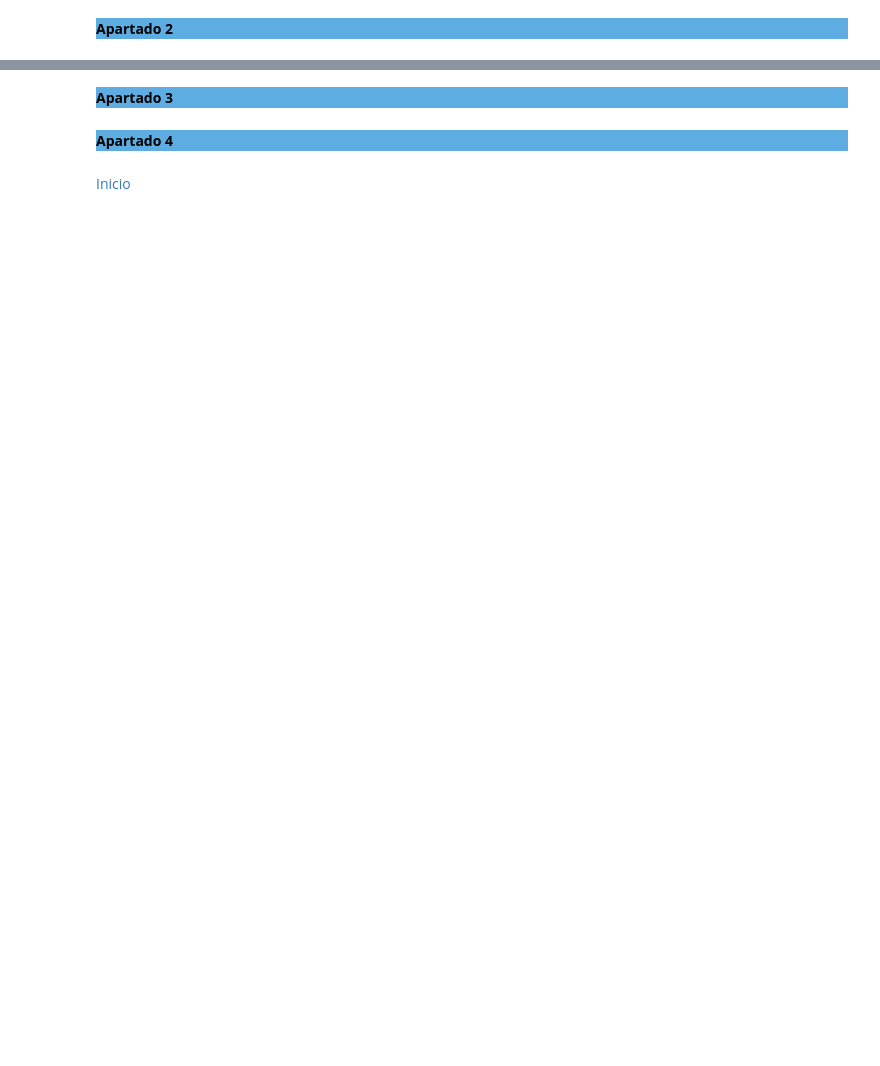
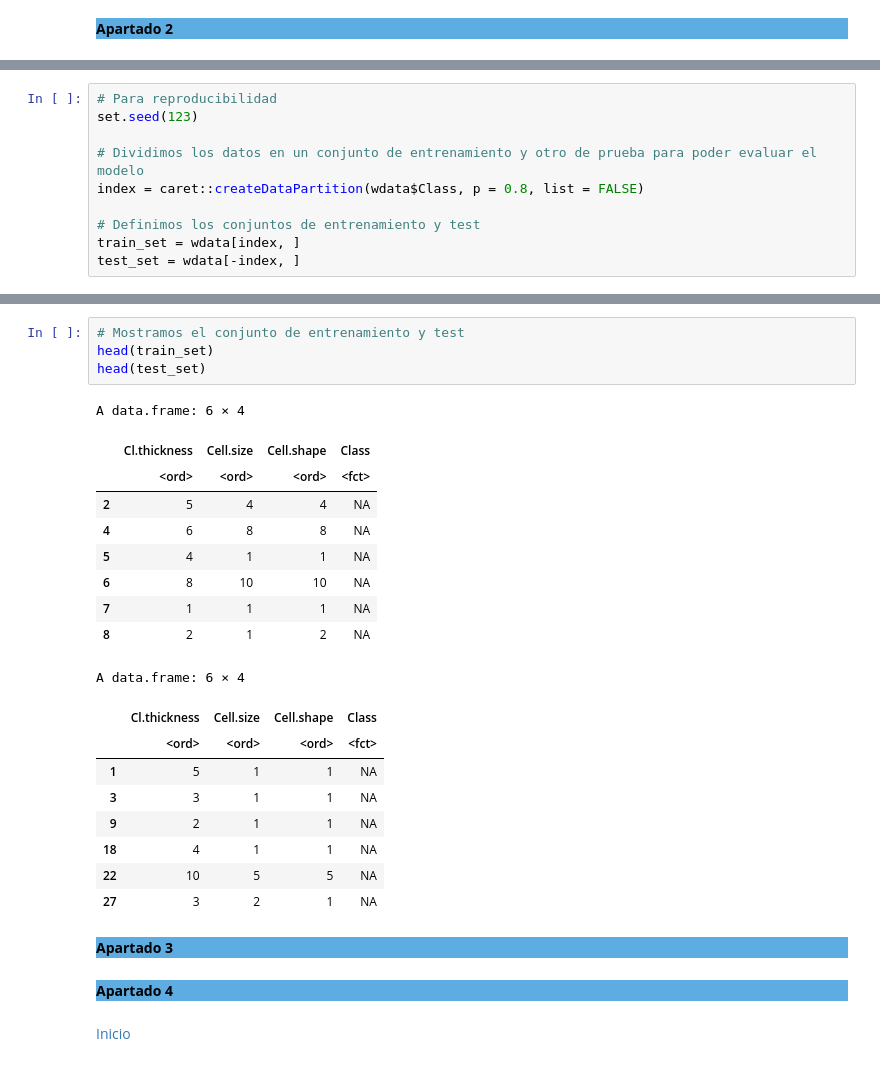
Before and after one commit to Giordano-jpg/Estad-stica, a Jupyter notebook: Lab 4.2 Entrenamiento y evaluación modelos de clasificación.ipynb, the cells around one changed output, grey strips where cells are left out. Cells and saved outputs as stored; diff of their text form; blank space fills up the shorter version.

```diff
--- a/Lab 4.2 Entrenamiento y evaluación modelos de clasificación.ipynb
+++ b/Lab 4.2 Entrenamiento y evaluación modelos de clasificación.ipynb
@@ -96,0 +261,10 @@ Considerar la información de la base de datos `BreastCancer` que pertenece a la
+# %%
+# Para reproducibilidad
+set.seed(123)
+
+# Dividimos los datos en un conjunto de entrenamiento y otro de prueba para poder evaluar el modelo
+index = caret::createDataPartition(wdata$Class, p = 0.8, list = FALSE)
+
+# Definimos los conjuntos de entrenamiento y test
+train_set = wdata[index, ]
+test_set = wdata[-index, ]
@@ -97,3 +274,26 @@ Considerar la información de la base de datos `BreastCancer` que pertenece a la
+# %%
+# Mostramos el conjunto de entrenamiento y test
+head(train_set)
+head(test_set)
+# %% [output]
+A data.frame: 6 × 4
+|  | Cl.thickness | Cell.size | Cell.shape | Class |
+|  | <ord> | <ord> | <ord> | <fct> |
+| 2 | 5 | 4 | 4 | NA |
+| 4 | 6 | 8 | 8 | NA |
+| 5 | 4 | 1 | 1 | NA |
+| 6 | 8 | 10 | 10 | NA |
+| 7 | 1 | 1 | 1 | NA |
+| 8 | 2 | 1 | 2 | NA |
+A data.frame: 6 × 4
+|  | Cl.thickness | Cell.size | Cell.shape | Class |
+|  | <ord> | <ord> | <ord> | <fct> |
+| 1 | 5 | 1 | 1 | NA |
+| 3 | 3 | 1 | 1 | NA |
+| 9 | 2 | 1 | 1 | NA |
+| 18 | 4 | 1 | 1 | NA |
+| 22 | 10 | 5 | 5 | NA |
+| 27 | 3 | 2 | 1 | NA |
 # %% [markdown]
 <div style="background-color:#5DADE2"><b>Apartado 3</b></div>
 # %% [markdown]
```
Also changed, not shown: parts of 23 cells of this notebook.
